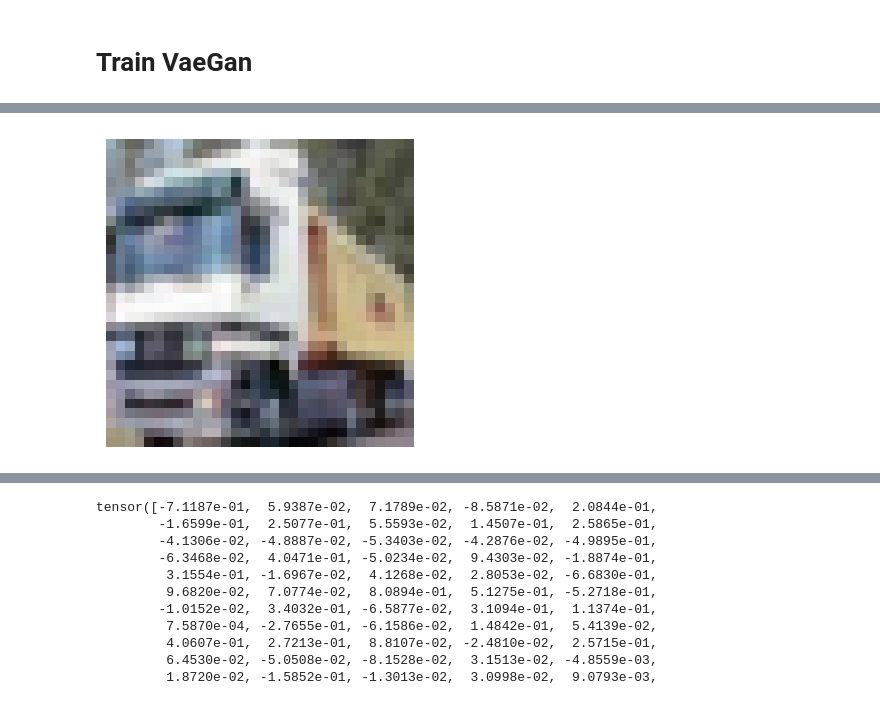
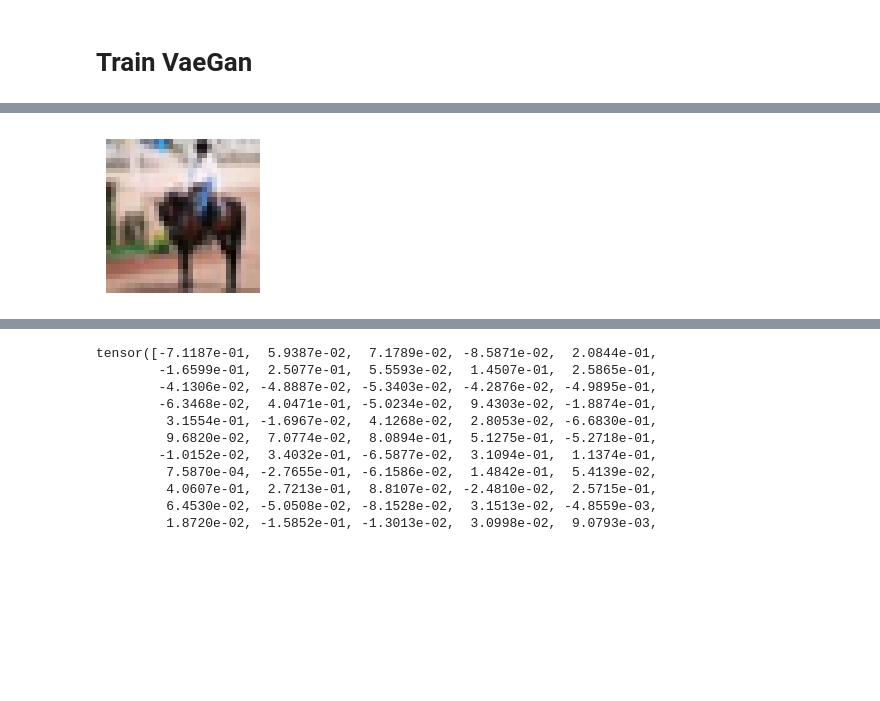
Before and after one commit to azhgh22/Comparative-analysis-of-Generative-models-on-CIFAR-10, a Jupyter notebook: experiments/train_vae.ipynb, the cells around one changed output, grey strips where cells are left out. Saved outputs shown, nothing was run; the diff lists cells and outputs as text; code cells hidden in the pictures; blank space fills up the shorter version.

```diff
--- a/experiments/train_vae.ipynb
+++ b/experiments/train_vae.ipynb
@@ -71,17 +71,23 @@ train_loader, _ = load_cifar10(batch_size=256)
 import matplotlib.pyplot as plt
 from torchvision import transforms
 
-# Convert to HWC for plotting
 def show_img(img):
-  if img.dim() == 4:
-      img = img[0]
-  img = img.detach().cpu()
-  img = img.clamp(0,1)
-  img = img.permute(1,2,0)  # CHW -> HWC
-  plt.figure(figsize=(4,4))
-  plt.imshow(img, interpolation='nearest')
-  plt.axis('off')
-  plt.show()
+    if img.dim() == 4:
+        img = img[0]
+
+    img = img.detach().cpu().clamp(0, 1)
+    img = img.permute(1, 2, 0)  # CHW -> HWC
+
+    h, w, _ = img.shape
+    dpi = 100  # matplotlib default
+
+    # plt.figure(figsize=(w / dpi, h / dpi), dpi=dpi)
+    # plt.imshow(img, interpolation='none')  # <- critical
+
+    plt.figure(figsize=(2, 2))
+    plt.imshow(img, interpolation='nearest')
+    plt.axis('off')
+    plt.show()
 # %% [markdown]
 # **Train VaeGan**
 # %%
@@ -127,8 +144,8 @@ show_img(images[15])
 # %%
 train_dataset = train_loader.dataset
-img = train_dataset[1][0]
+img = train_dataset[11][0]
 show_img(img)
 # %% [output]
-[figure, old version]
+[figure, new version]
 # %%
 # print(img.unsqueeze(0) .shape)
```
Also changed, not shown: parts of 6 cells of this notebook.
